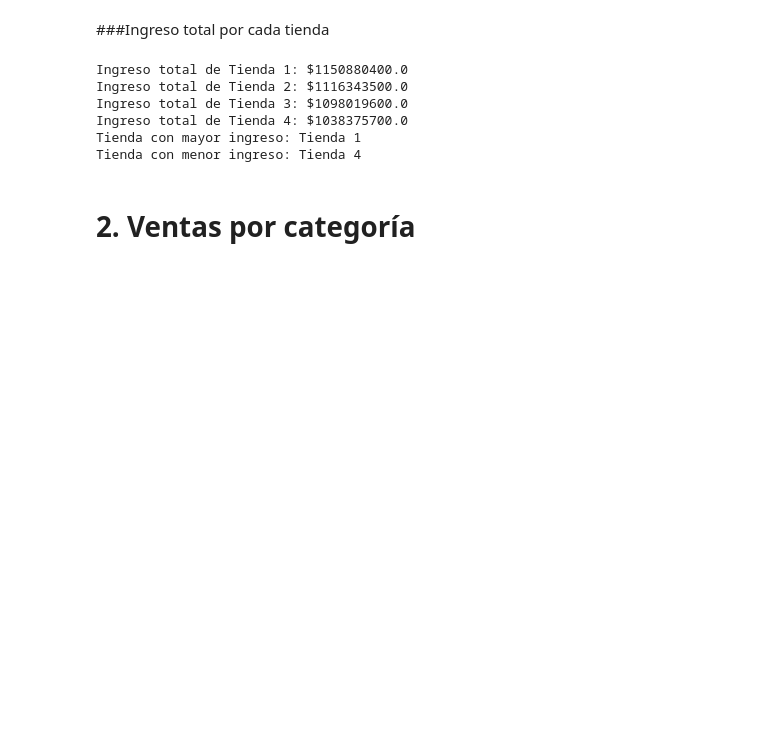
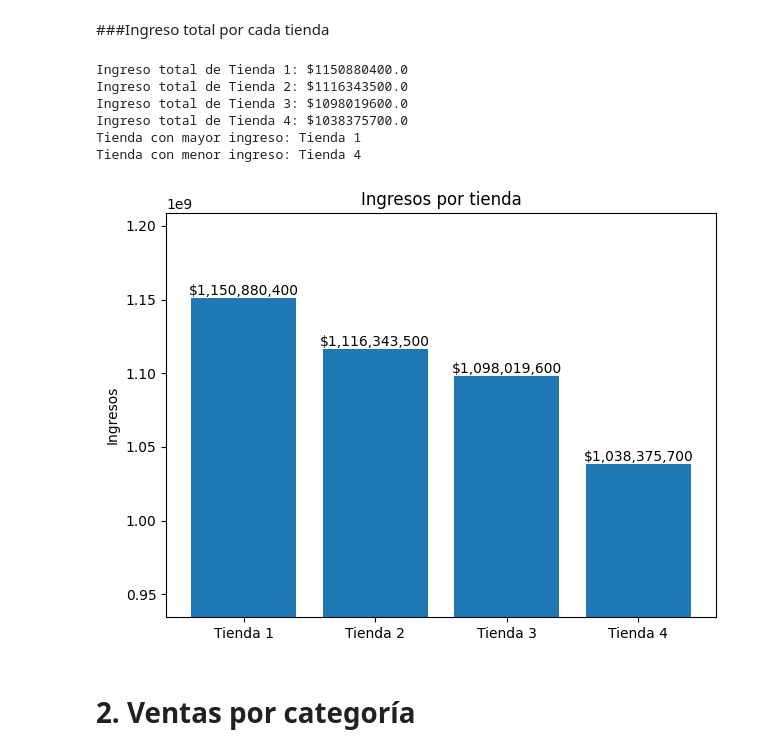
Before and after one commit to abiquintana/challenge1_data_science, a Jupyter notebook: Challenge1.ipynb, the cells around one changed output. Cells and saved outputs as stored; diff of their text form; code cells hidden in the pictures; blank space fills up the shorter version.

```diff
--- a/Challenge1.ipynb
+++ b/Challenge1.ipynb
@@ -52,6 +52,24 @@ Ingreso total de Tienda 3: $1098019600.0
 Ingreso total de Tienda 4: $1038375700.0
 Tienda con mayor ingreso: Tienda 1
 Tienda con menor ingreso: Tienda 4
+# %%
+nombres = [nombre for nombre, ingreso in lista_ingresos]
+ingresos = [ingreso for nombre, ingreso in lista_ingresos]
+
+plt.bar(nombres,ingresos)
+for i, valor in enumerate(ingresos):
+    plt.text(i, valor, f'${valor:,.0f}', ha='center', va='bottom', fontsize=10)
+
+plt.title('Ingresos por tienda')
+plt.ylabel('Ingresos')
+# Ajustar los límites del eje y para resaltar las diferencias
+min_ingreso = min(ingresos)
+max_ingreso = max(ingresos)
+plt.ylim(ymin=min_ingreso * 0.9, ymax=max_ingreso * 1.05) # Ajuste para "acercar" la vista
+plt.tight_layout()
+plt.show()
+# %% [output]
+[figure, added]
 # %% [markdown]
 # 2. Ventas por categoría
 # %% [markdown]
```
Also changed, not shown: parts of 15 cells of this notebook.
